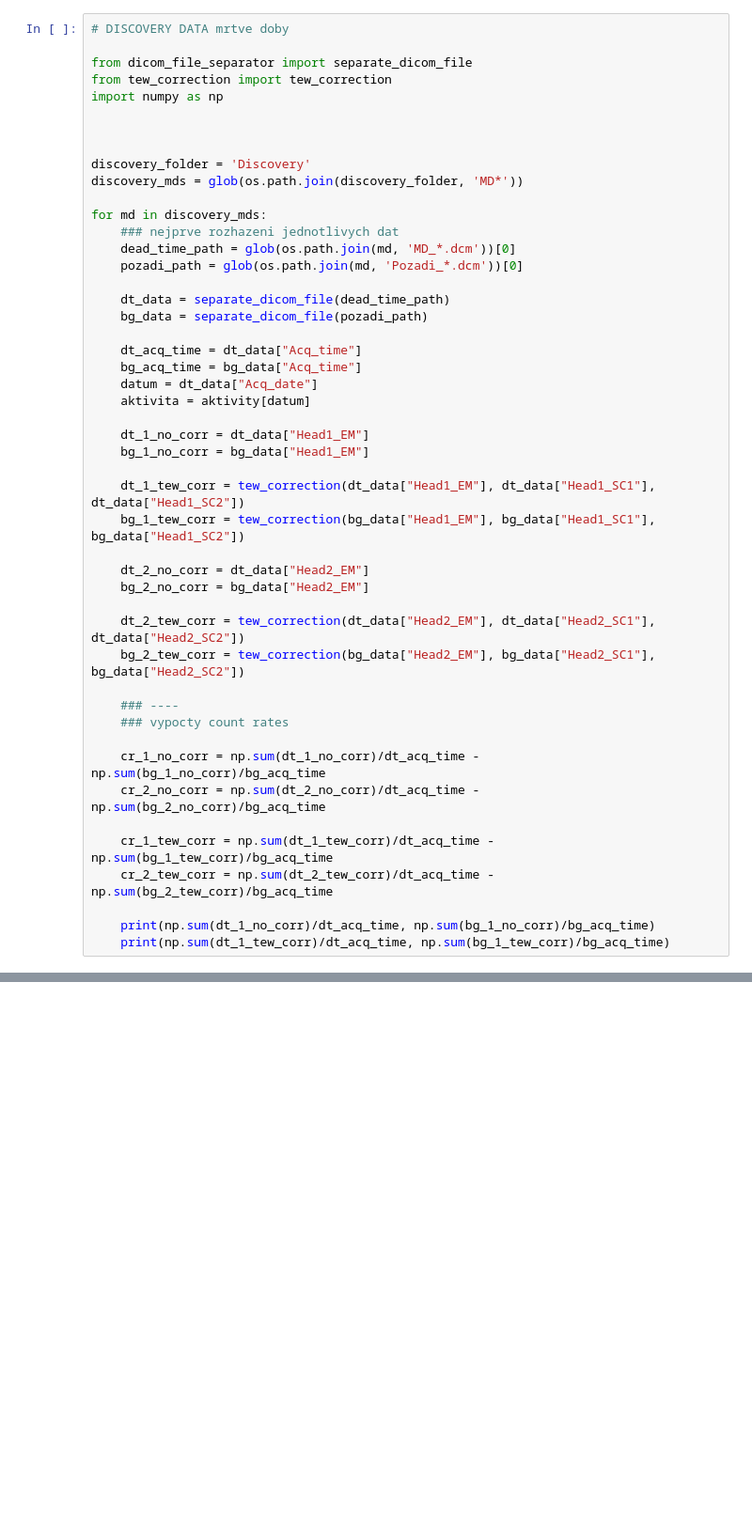
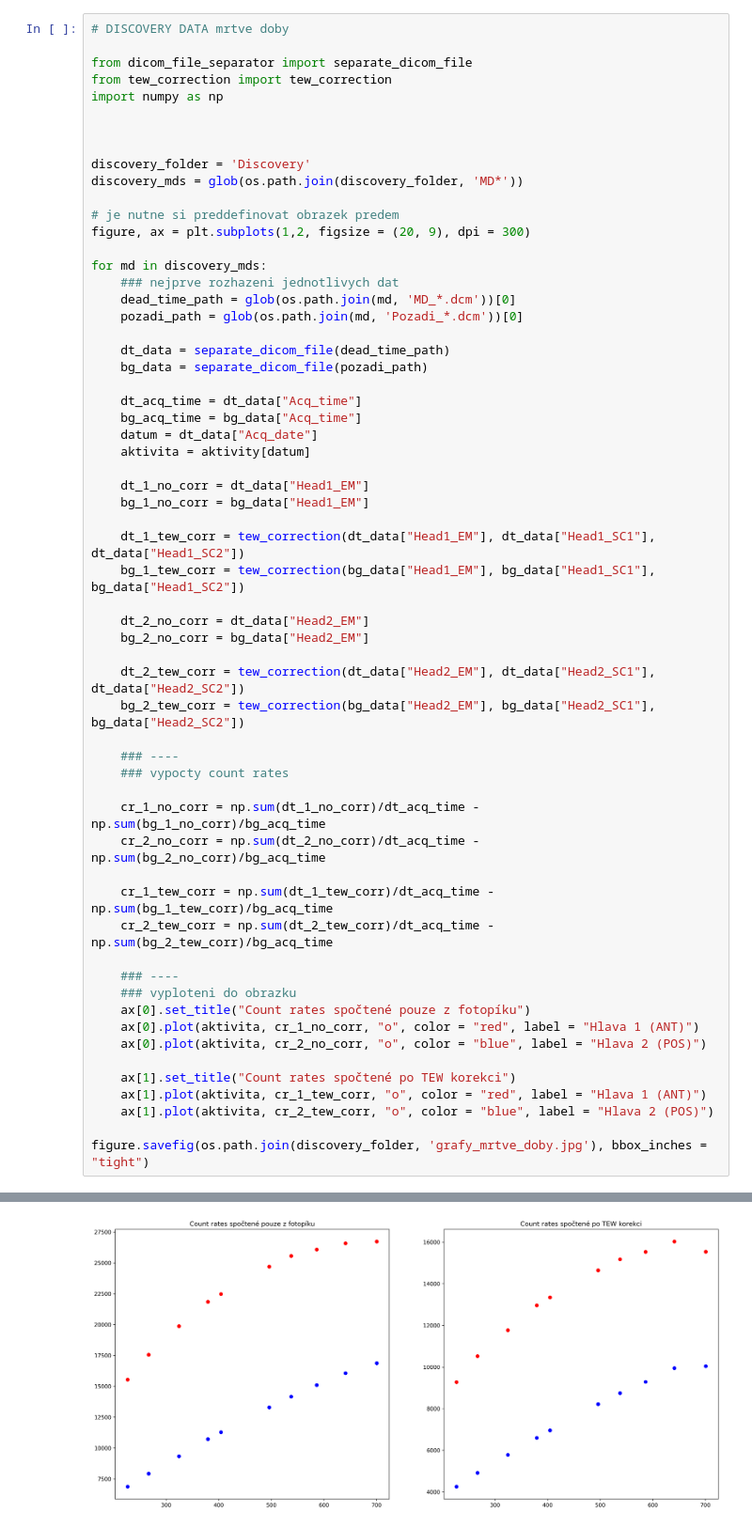
Before and after one commit to ptaceda/mrtva_doba_VU, a Jupyter notebook: prvotni_zpracovani_vysledku.ipynb, the cells around one changed output, grey strips where cells are left out. Shown: that part at 94% size. Cells and saved outputs as stored; diff of their text form; blank space fills up the shorter version.

```diff
--- a/prvotni_zpracovani_vysledku.ipynb
+++ b/prvotni_zpracovani_vysledku.ipynb
@@ -237,6 +214,9 @@ import numpy as np
 
 discovery_folder = 'Discovery'
 discovery_mds = glob(os.path.join(discovery_folder, 'MD*'))
+
+# je nutne si preddefinovat obrazek predem
+figure, ax = plt.subplots(1,2, figsize = (20, 9), dpi = 300)
 
 for md in discovery_mds:
     ### nejprve rozhazeni jednotlivych dat
@@ -272,6 +252,15 @@ for md in discovery_mds:
     cr_1_tew_corr = np.sum(dt_1_tew_corr)/dt_acq_time - np.sum(bg_1_tew_corr)/bg_acq_time
     cr_2_tew_corr = np.sum(dt_2_tew_corr)/dt_acq_time - np.sum(bg_2_tew_corr)/bg_acq_time
 
-    print(np.sum(dt_1_no_corr)/dt_acq_time, np.sum(bg_1_no_corr)/bg_acq_time)
-    print(np.sum(dt_1_tew_corr)/dt_acq_time, np.sum(bg_1_tew_corr)/bg_acq_time)
+    ### ----
+    ### vyploteni do obrazku
+    ax[0].set_title("Count rates spočtené pouze z fotopíku")
+    ax[0].plot(aktivita, cr_1_no_corr, "o", color = "red", label = "Hlava 1 (ANT)")
+    ax[0].plot(aktivita, cr_2_no_corr, "o", color = "blue", label = "Hlava 2 (POS)")
+
+    ax[1].set_title("Count rates spočtené po TEW korekci")
+    ax[1].plot(aktivita, cr_1_tew_corr, "o", color = "red", label = "Hlava 1 (ANT)")
+    ax[1].plot(aktivita, cr_2_tew_corr, "o", color = "blue", label = "Hlava 2 (POS)")
+
+figure.savefig(os.path.join(discovery_folder, 'grafy_mrtve_doby.jpg'), bbox_inches = "tight")
 # %% [output]
@@ -294,0 +267 @@ for md in discovery_mds:
+[figure, added]
```
Also changed, not shown: parts of 3 cells of this notebook, 1 other file.
